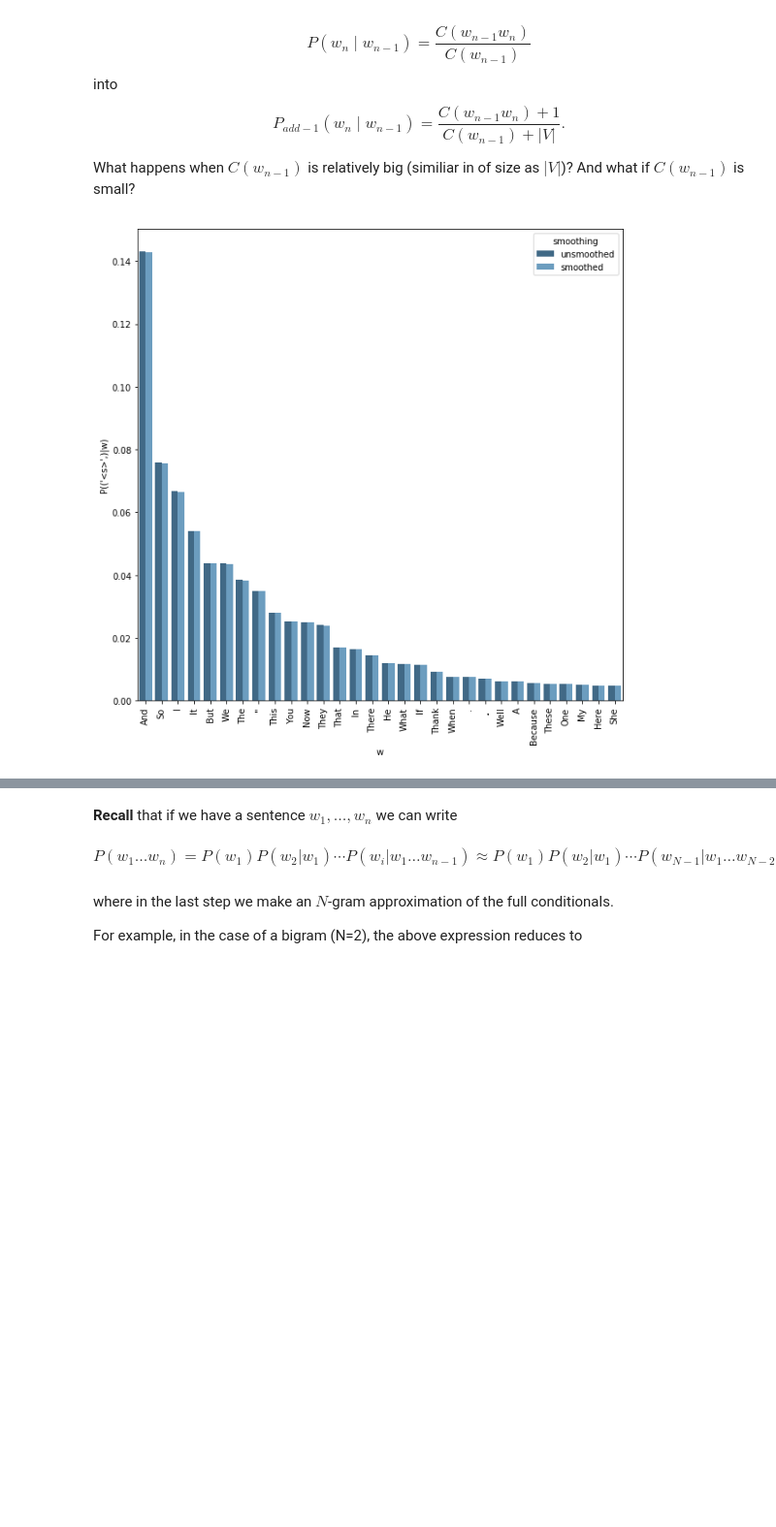
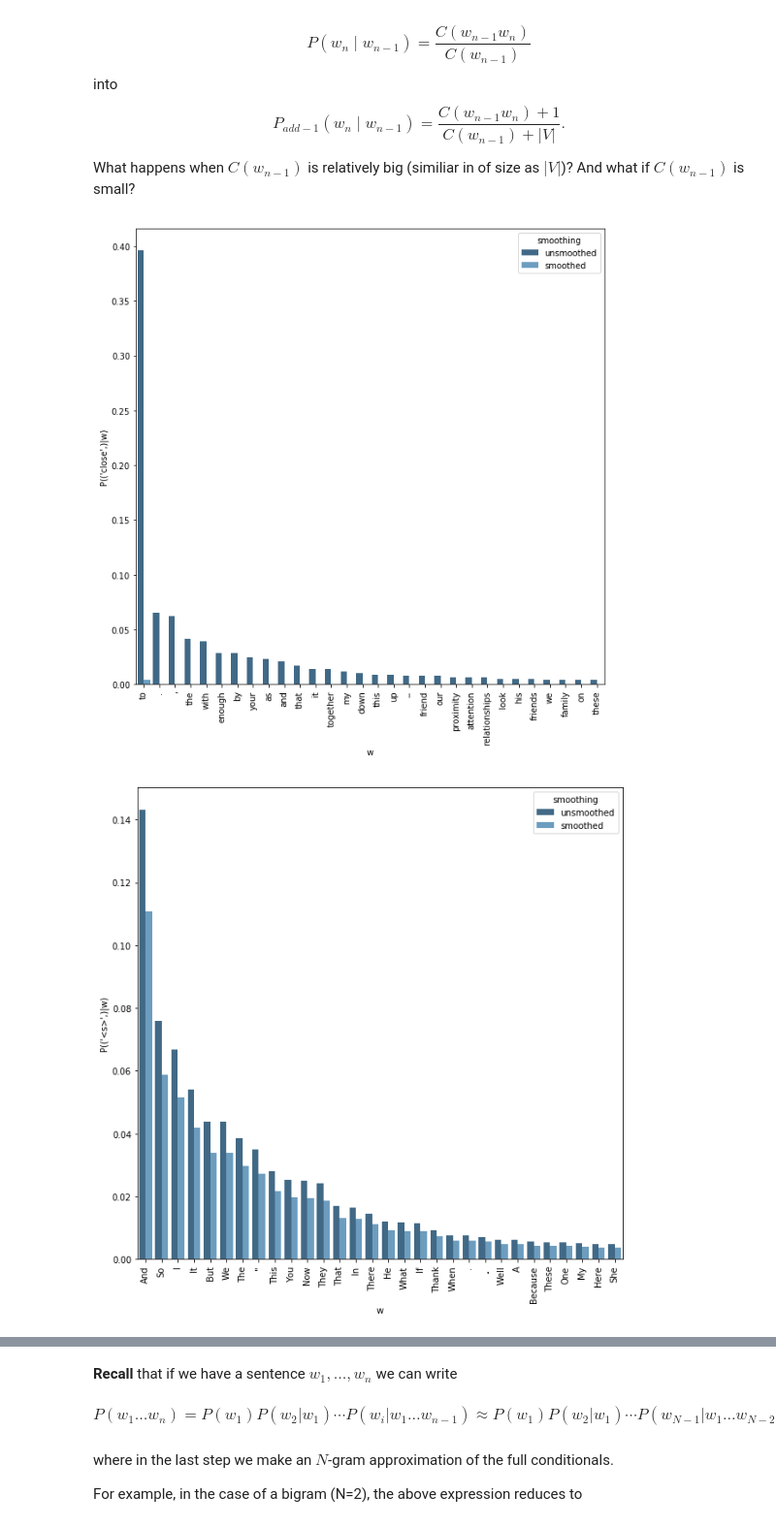
Before and after one commit to HaukurPall/NLP1-2017, a Jupyter notebook: lab1/lab1.ipynb, the cells around one changed output, grey strips where cells are left out. Shown at 97% size. Drawn from its saved outputs; the diff is of its cells as text; code cells hidden in the pictures; blank space fills up the shorter version.

Commit message:
small changes to the second part; printed multiple plots in 2.3

```diff
--- a/lab1/lab1.ipynb
+++ b/lab1/lab1.ipynb
@@ -727,10 +696,14 @@ def plot_bigram_dist(word, bigram, smoothbigram, k=30):
                     data=w_data, palette="Blues_d")
 # %%
 # comment in/out
-#plot_bigram_dist(("close",), bigram, smooth_bigram, 30)
-#plot_bigram_dist(("<s>",), bigram, smooth_bigram, 30)
+# plots for k=1
+plot_bigram_dist(("close",), bigram, smooth_bigram, 30)
+plot_bigram_dist(("<s>",), bigram, smooth_bigram, 30)
 
+#plots for k=0.01
 bigram_smoothed_001, unigram_smoothed_001 = train_ngram(data, N=2, k=0.01)
-plot_bigram_dist(("<s>",), bigram, bigram_smoothed_001, 30)
+plot_bigram_dist(("close",), bigram, bigram_smoothed_001)
+plot_bigram_dist(("<s>",), bigram, bigram_smoothed_001)
 # %% [output]
-[figure, old version]
+[figure, new version]
+[figure, added]
```
Also changed, not shown: parts of 16 cells of this notebook.
